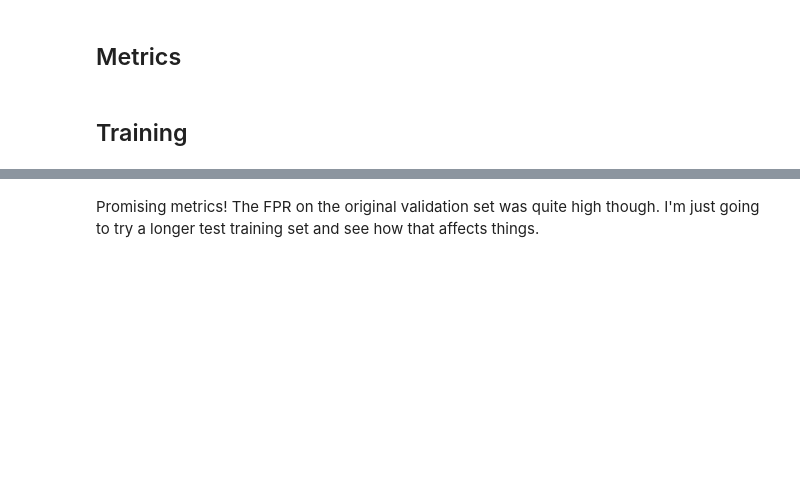
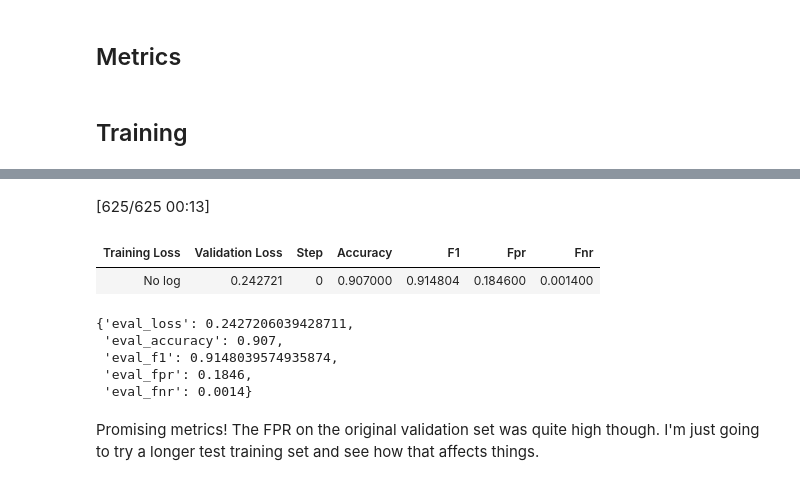
Before and after one commit to lucykappai/margnap, a Jupyter notebook: notebook.ipynb, the cells around one changed output, grey strips where cells are left out. Cells and saved outputs as stored; diff of their text form; code cells hidden in the pictures; blank space fills up the shorter version.

```diff
--- a/notebook.ipynb
+++ b/notebook.ipynb
@@ -591,22 +597,31 @@ label2id = {"HUMAN": 0, "AI": 1}
 # %%
-# eval_args = TrainingArguments(
-#     output_dir="eval_tmp",
-#     per_device_eval_batch_size=16,
-#     fp16=True,
-#     report_to="none",
-# )
+eval_args = TrainingArguments(
+    output_dir="eval_tmp",
+    per_device_eval_batch_size=16,
+    fp16=True,
+    report_to="none",
+)
 
-# evaluator = Trainer(
-#     model=model,
-#     args=eval_args,
-#     data_collator=data_collator,
-#     processing_class=tokenizer,
-#     compute_metrics=compute_metrics,   # defined in your earlier cell
-# )
+evaluator = Trainer(
+    model=model,
+    args=eval_args,
+    data_collator=data_collator,
+    processing_class=tokenizer,
+    compute_metrics=compute_metrics,   # defined in your earlier cell
+)
 
-# tokenized_new = long_ds.map(preprocess_function, batched=True)
-# metrics = evaluator.evaluate(eval_dataset=tokenized_new)
-# metrics
+tokenized_new = long_ds.map(preprocess_function, batched=True)
+metrics = evaluator.evaluate(eval_dataset=tokenized_new)
+metrics
+# %% [output]
+[625/625 00:13]
+| Training Loss | Validation Loss | Step | Accuracy | F1 | Fpr | Fnr |
+| No log | 0.242721 | 0 | 0.907000 | 0.914804 | 0.184600 | 0.001400 |
+{'eval_loss': 0.2427206039428711,
+ 'eval_accuracy': 0.907,
+ 'eval_f1': 0.9148039574935874,
+ 'eval_fpr': 0.1846,
+ 'eval_fnr': 0.0014}
 # %% [markdown]
 Promising metrics! The FPR on the original validation set was quite high though. I'm just going to try a longer test training set and see how that affects things.
 # %% [markdown]
```
Also changed, not shown: parts of 4 cells of this notebook, 1 other file.
